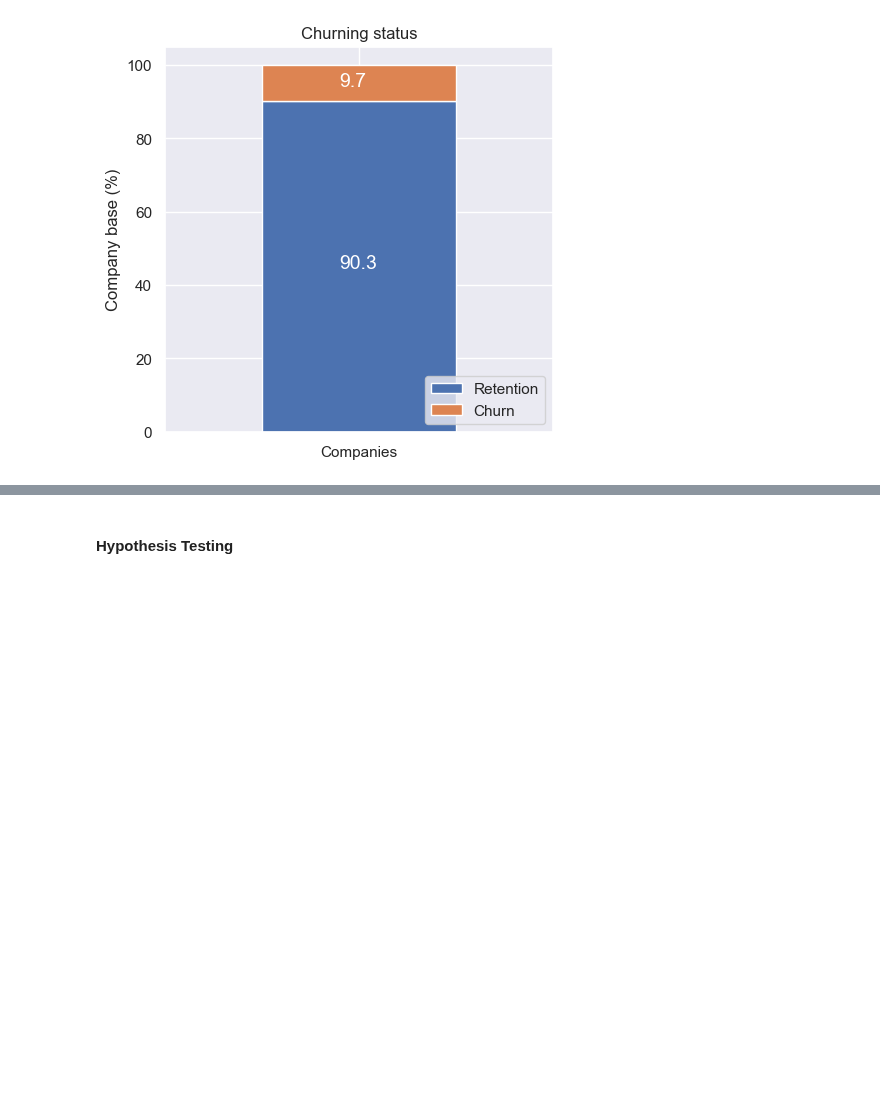
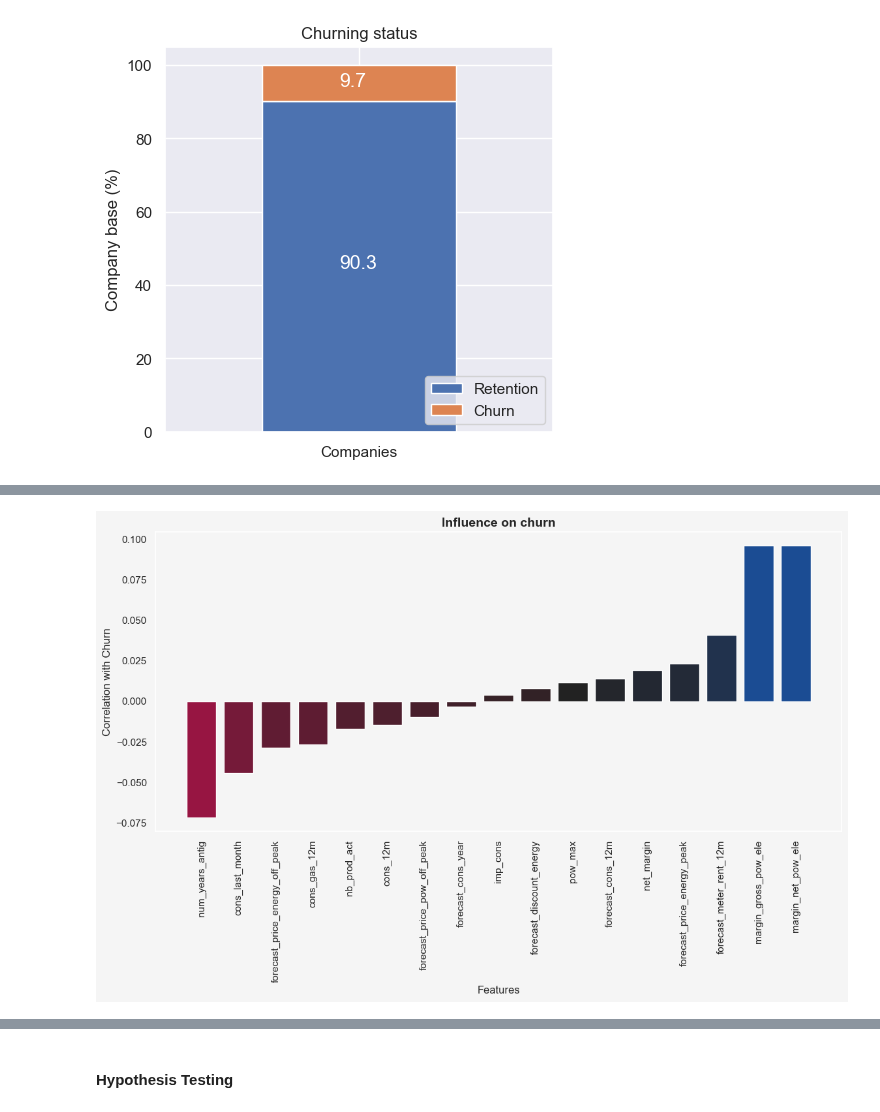
Before and after one commit to ramdhanhdy/DS_Project, a Jupyter notebook: BCG_DataScience_VI/Task2_EDA.ipynb, the cells around one changed output, grey strips where cells are left out. Saved outputs shown, nothing was run; the diff lists cells and outputs as text; code cells hidden in the pictures; blank space fills up the shorter version.

```diff
--- a/BCG_DataScience_VI/Task2_EDA.ipynb
+++ b/BCG_DataScience_VI/Task2_EDA.ipynb
@@ -729,17 +722,0 @@ plot_stacked_bars(churn_percentage.transpose(), "Churning status", (5, 5), legen
-# %%
-consumption = client_df[['id', 'cons_12m', 'cons_gas_12m', 'cons_last_month', 'imp_cons', 'has_gas', 'churn']]
-
-fig, axs = plt.subplots(nrows=2, ncols=2, figsize=(18, 14))
-
-# Adjusted title for each column
-axs[0, 0].set_title('Distribution of 12-Month Consumption')
-plot_distribution(consumption, 'cons_12m', axs[0, 0])
-
-axs[0, 1].set_title('Distribution of 12-Month Gas Consumption')
-plot_distribution(consumption, 'cons_gas_12m', axs[0, 1])
-
-axs[1, 0].set_title('Distribution of Impulse Consumption')
-plot_distribution(consumption, 'imp_cons', axs[1, 0])
-
-axs[1, 1].set_title('Distribution of Last Month Consumption')
-plot_distribution(consumption, 'cons_last_month', axs[1, 1])
@@ -747,0 +827,73 @@ plot_distribution(consumption, 'cons_last_month', axs[1, 1])
+# %%
+def plot_churn_correlation_bar(df, title, settings, horizontal=False):
+    """
+    Function to plot a bar chart showing correlations with churn.
+
+    Parameters:
+    df (pd.Series): DataFrame containing correlation values with churn.
+    title (str): Title of the plot.
+    settings (dict): Dictionary of settings for the plot.
+    horizontal (bool): If True, plots a horizontal bar chart.
+    """
+    fig, ax = plt.subplots(figsize=settings.get('figsize', (6, 4)))
+
+    # Create a diverging palette with red for negative values and blue for positive values
+    cmap = sns.diverging_palette(h_neg=0, h_pos=255, s=90, l=33, sep=5, n=120, center='dark', as_cmap=True)
+
+    ax.set_facecolor('whitesmoke')
+    fig.set_facecolor('whitesmoke')
+
+    values = df.values
+    norm = plt.Normalize(values.min(), values.max())
+    colors = cmap(norm(values))
+
+    if not horizontal:
+        ax.bar(df.index, df.values, color=colors, width=settings.get('width', 0.3))
+        ax.set_xlabel(settings.get('x_label', ''), fontsize=settings.get('fontsize_axes_label', 14))
+        ax.set_ylabel(settings.get('y_label', ''), fontsize=settings.get('fontsize_axes_label', 14))
+    else:
+        ax.barh(df.index, df.values, color=colors, height=settings.get('width', 0.3))
+        ax.set_ylabel(settings.get('x_label', ''), fontsize=settings.get('fontsize_axes_label', 14))
+        ax.set_xlabel(settings.get('y_label', ''), fontsize=settings.get('fontsize_axes_label', 14))
+
+    ax.set_title(title, fontsize=settings.get('fontsize_title', 14), fontweight='bold')
+    ax.grid(False)
+
+    if horizontal:
+        plt.yticks(rotation=settings.get('x_label_rotation', 0))
+    else:
+        plt.xticks(rotation=settings.get('x_label_rotation', 0))
+
+    plt.tight_layout(pad=2)
+    plt.show()
+
+def create_churn_correlation_plot(df, title, horizontal=False, **kwargs):
+    """
+    Wrapper function to create a churn correlation bar chart with custom settings.
+
+    Parameters:
+    df (pd.Series): DataFrame containing correlation values with churn.
+    title (str): Title of the plot.
+    horizontal (bool): If True, plots a horizontal bar chart.
+    **kwargs: Additional keyword arguments for settings.
+    """
+    bar_setting_dict = {
+        'x_label': 'Features',
+        'y_label': 'Correlation with Churn',
+        'figsize': (12, 8),
+        'width': 0.8,
+        'x_label_rotation': 90,
+        'fontsize_title': 14,
+        'fontsize_axes_label': 12
+    }
+
+    bar_setting_dict.update(kwargs)
+    plot_churn_correlation_bar(df, title, bar_setting_dict, horizontal=horizontal)
+
+corr_pairs = clustered_corr.unstack().sort_values()
+corr_churn= corr_pairs['churn']
+corr_churn = corr_churn[corr_churn.index != 'churn']
+
+create_churn_correlation_plot(corr_churn, title='Influence on churn', width=0.8, figsize=(12, 8), x_label_rotation=90, horizontal=False)
+# %% [output]
+[figure, added]
```
Also changed, not shown: parts of 47 cells of this notebook.
